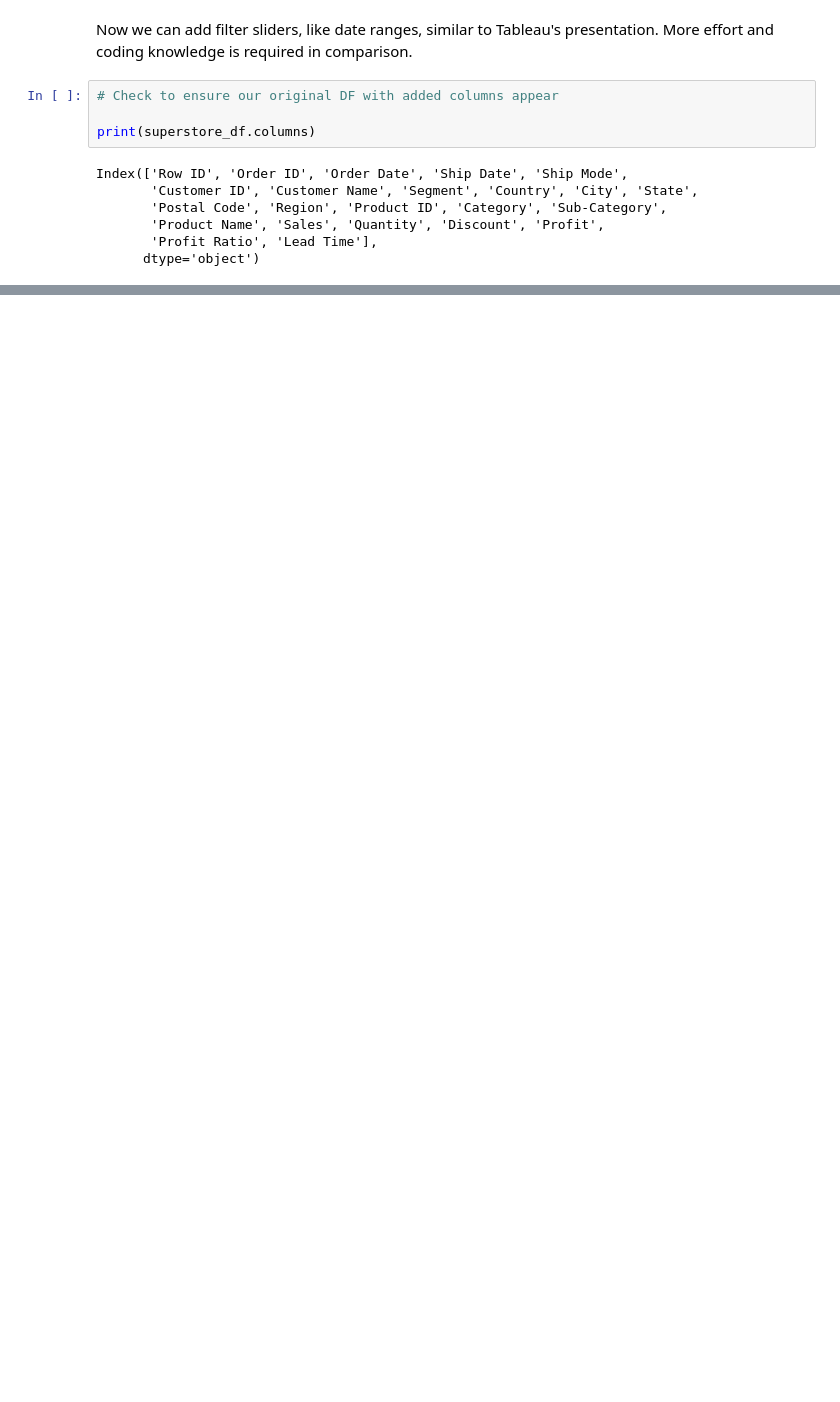
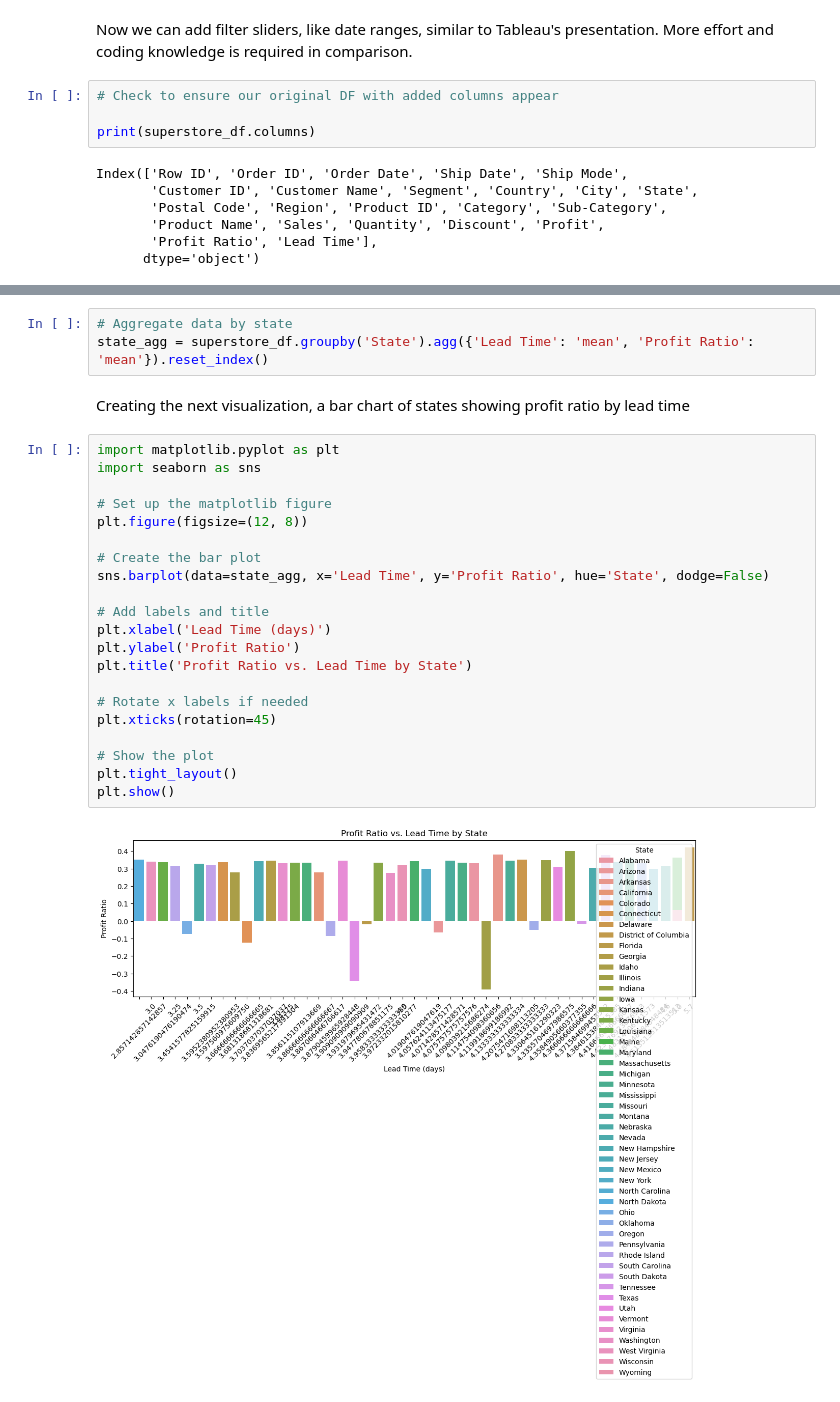
Before and after one commit to tristanperry17/Sales_Reporting, a Jupyter notebook: Python_Sales_ANV.ipynb, the cells around one changed output, grey strips where cells are left out. Cells and saved outputs as stored; diff of their text form; blank space fills up the shorter version.

```diff
--- a/Python_Sales_ANV.ipynb
+++ b/Python_Sales_ANV.ipynb
@@ -263,0 +284,28 @@ Index(['Row ID', 'Order ID', 'Order Date', 'Ship Date', 'Ship Mode',
+# %%
+# Aggregate data by state
+state_agg = superstore_df.groupby('State').agg({'Lead Time': 'mean', 'Profit Ratio': 'mean'}).reset_index()
+# %% [markdown]
+Creating the next visualization, a bar chart of states showing profit ratio by lead time
+# %%
+import matplotlib.pyplot as plt
+import seaborn as sns
+
+# Set up the matplotlib figure
+plt.figure(figsize=(12, 8))
+
+# Create the bar plot
+sns.barplot(data=state_agg, x='Lead Time', y='Profit Ratio', hue='State', dodge=False)
+
+# Add labels and title
+plt.xlabel('Lead Time (days)')
+plt.ylabel('Profit Ratio')
+plt.title('Profit Ratio vs. Lead Time by State')
+
+# Rotate x labels if needed
+plt.xticks(rotation=45)
+
+# Show the plot
+plt.tight_layout()
+plt.show()
+# %% [output]
+[figure, added]
```
Also changed, not shown: parts of 6 cells of this notebook, 1 other file.
